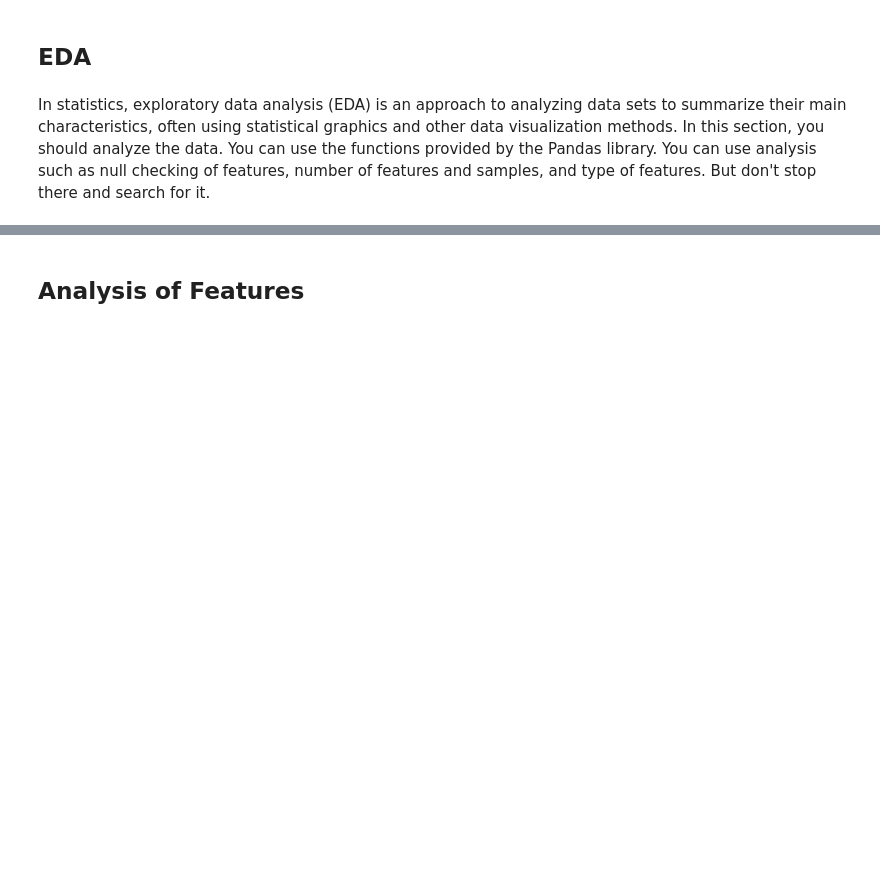
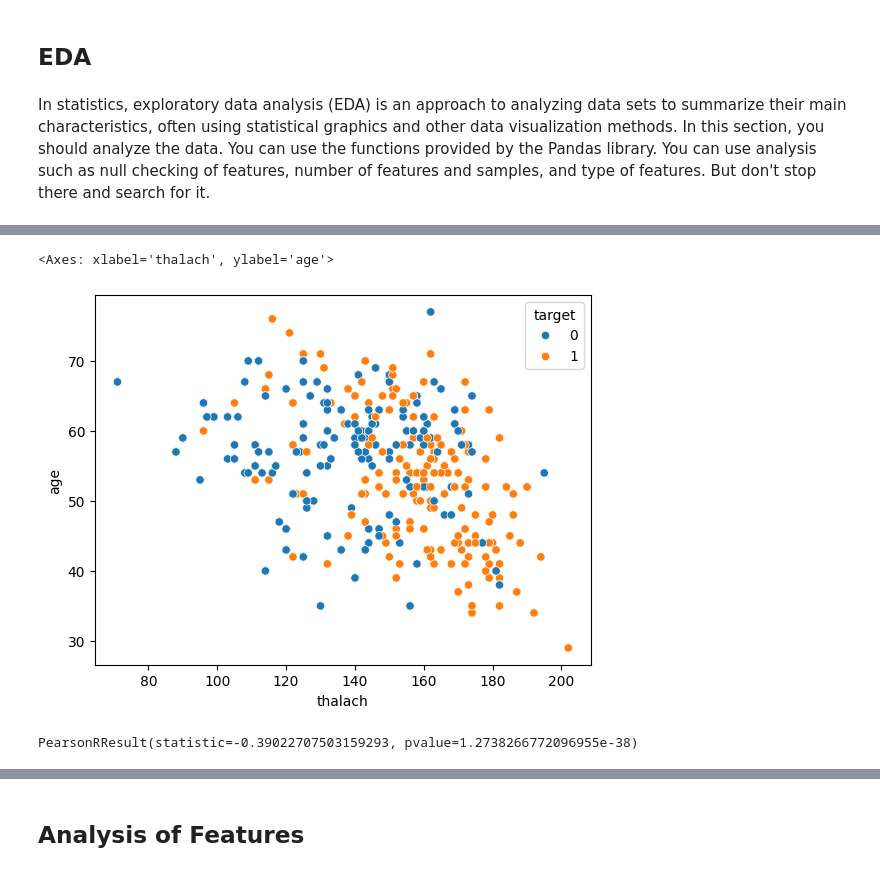
Before and after one commit to amirezzati/ml, a Jupyter notebook: homeworks/HW1/pract/Heart_Disease_Prediction.ipynb, the cells around one changed output, grey strips where cells are left out. Drawn from its saved outputs; the diff is of its cells as text; code cells hidden in the pictures; blank space fills up the shorter version.

```diff
--- a/homeworks/HW1/pract/Heart_Disease_Prediction.ipynb
+++ b/homeworks/HW1/pract/Heart_Disease_Prediction.ipynb
@@ -26,0 +64,10 @@ In statistics, exploratory data analysis (EDA) is an approach to analyzing data
+# %%
+sns.scatterplot(data=df, x="thalach", y="age", hue="target")
+# %% [output]
+<Axes: xlabel='thalach', ylabel='age'>
+[figure, added]
+# %%
+from scipy import stats
+stats.pearsonr(df["thalach"], df["age"])
+# %% [output]
+PearsonRResult(statistic=-0.39022707503159293, pvalue=1.2738266772096955e-38)
```
Also changed, not shown: parts of 103 cells of this notebook.
